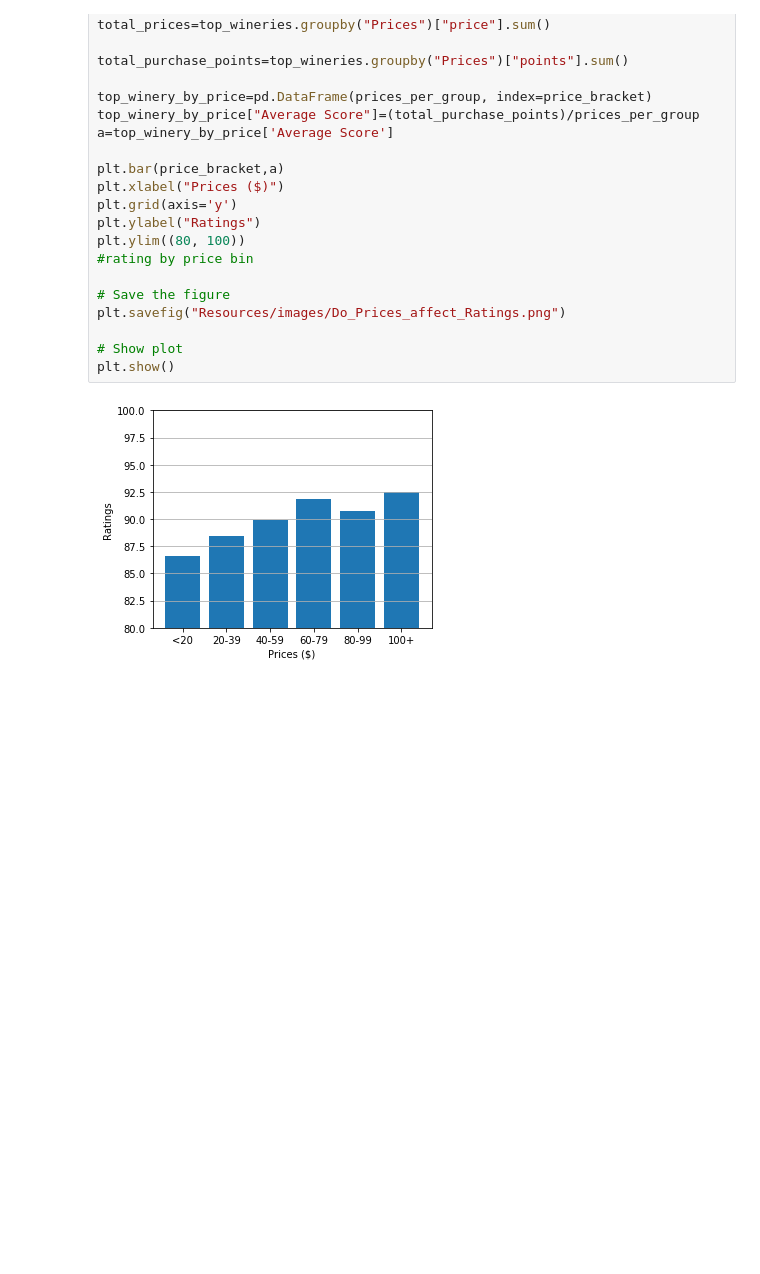
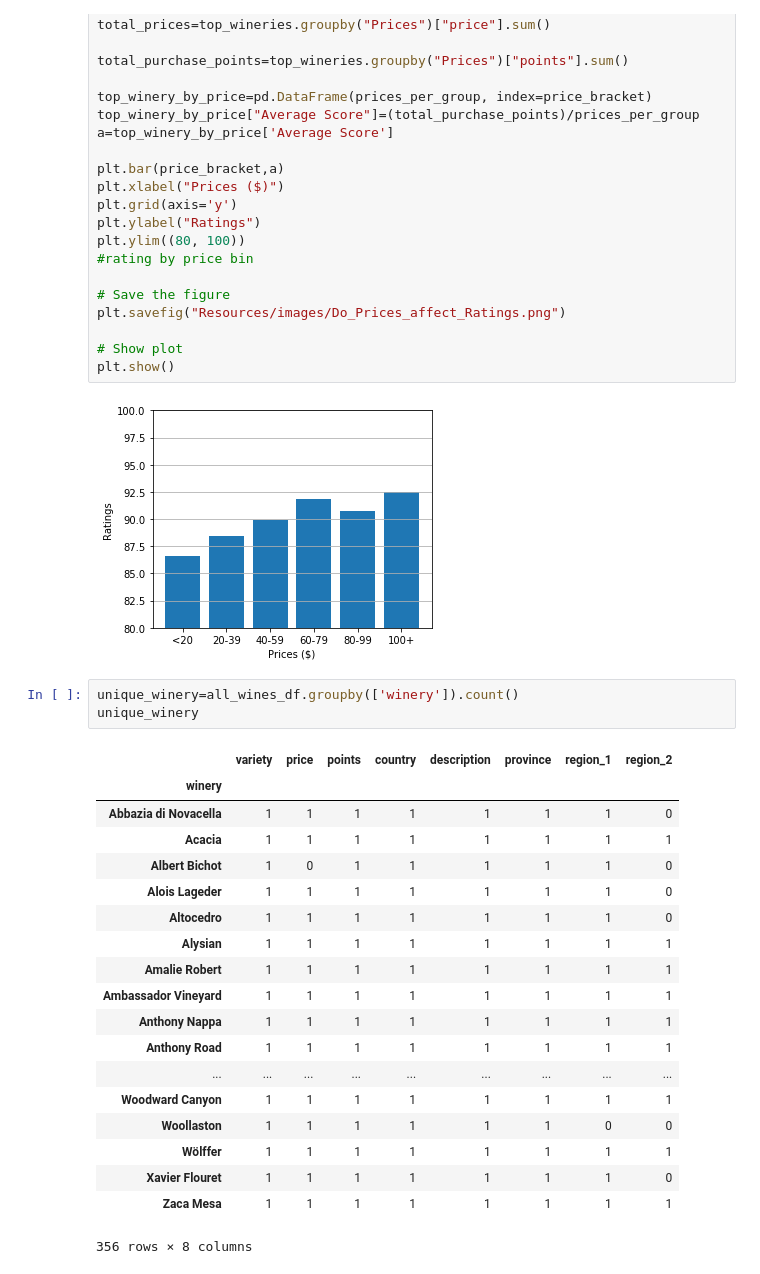
Before and after one commit to mcgeec91/Wine_Project, a Jupyter notebook: chris_data_1.ipynb, the cells around one changed output. Saved outputs shown, nothing was run; the diff lists cells and outputs as text; blank space fills up the shorter version.

```diff
--- a/chris_data_1.ipynb
+++ b/chris_data_1.ipynb
@@ -121,3 +121,26 @@ plt.savefig("Resources/images/Do_Prices_affect_Ratings.png")
 plt.show()
 # %% [output]
 [figure]
+# %%
+unique_winery=all_wines_df.groupby(['winery']).count()
+unique_winery
+# %% [output]
+|  | variety | price | points | country | description | province | region_1 | region_2 |
+| winery |  |  |  |  |  |  |  |  |
+| Abbazia di Novacella | 1 | 1 | 1 | 1 | 1 | 1 | 1 | 0 |
+| Acacia | 1 | 1 | 1 | 1 | 1 | 1 | 1 | 1 |
+| Albert Bichot | 1 | 0 | 1 | 1 | 1 | 1 | 1 | 0 |
+| Alois Lageder | 1 | 1 | 1 | 1 | 1 | 1 | 1 | 0 |
+| Altocedro | 1 | 1 | 1 | 1 | 1 | 1 | 1 | 0 |
+| Alysian | 1 | 1 | 1 | 1 | 1 | 1 | 1 | 1 |
+| Amalie Robert | 1 | 1 | 1 | 1 | 1 | 1 | 1 | 1 |
+| Ambassador Vineyard | 1 | 1 | 1 | 1 | 1 | 1 | 1 | 1 |
+| Anthony Nappa | 1 | 1 | 1 | 1 | 1 | 1 | 1 | 1 |
+| Anthony Road | 1 | 1 | 1 | 1 | 1 | 1 | 1 | 1 |
+| ... | ... | ... | ... | ... | ... | ... | ... | ... |
+| Woodward Canyon | 1 | 1 | 1 | 1 | 1 | 1 | 1 | 1 |
+| Woollaston | 1 | 1 | 1 | 1 | 1 | 1 | 0 | 0 |
+| Wölffer | 1 | 1 | 1 | 1 | 1 | 1 | 1 | 1 |
+| Xavier Flouret | 1 | 1 | 1 | 1 | 1 | 1 | 1 | 0 |
+| Zaca Mesa | 1 | 1 | 1 | 1 | 1 | 1 | 1 | 1 |
+356 rows × 8 columns
```
Also changed, not shown: parts of 2 cells of this notebook, 10 other files.
